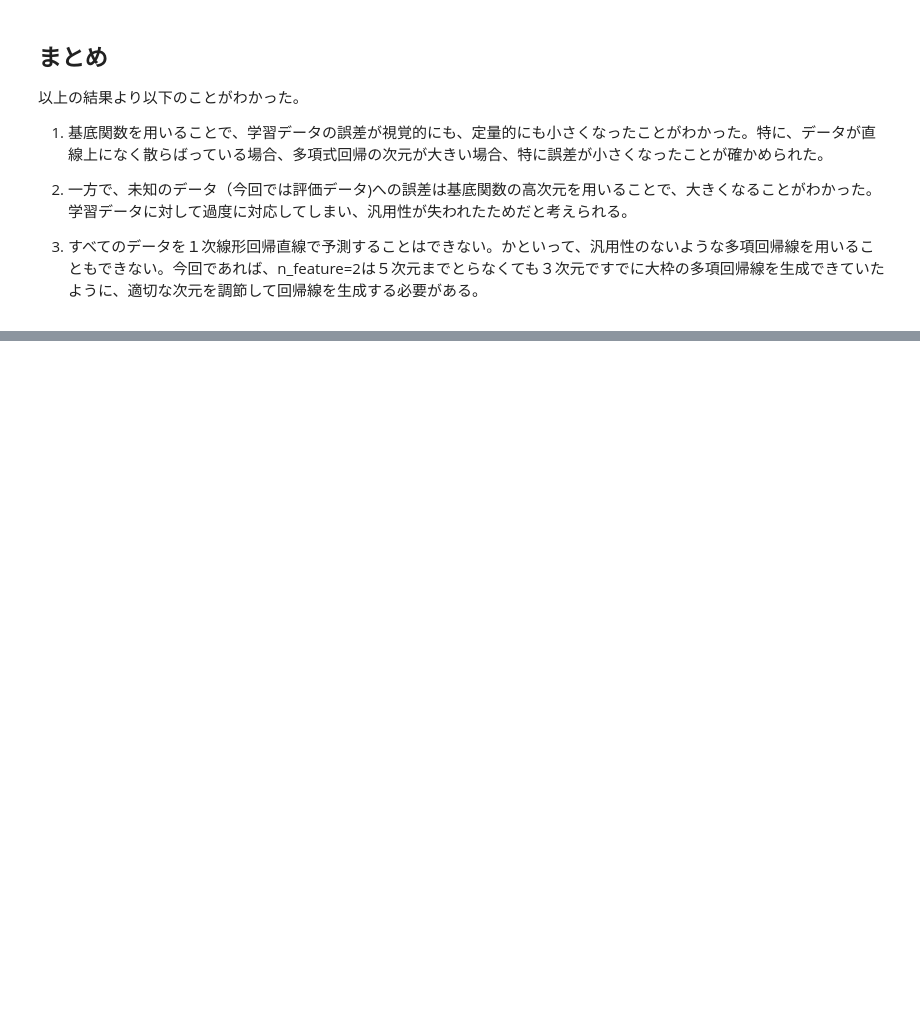
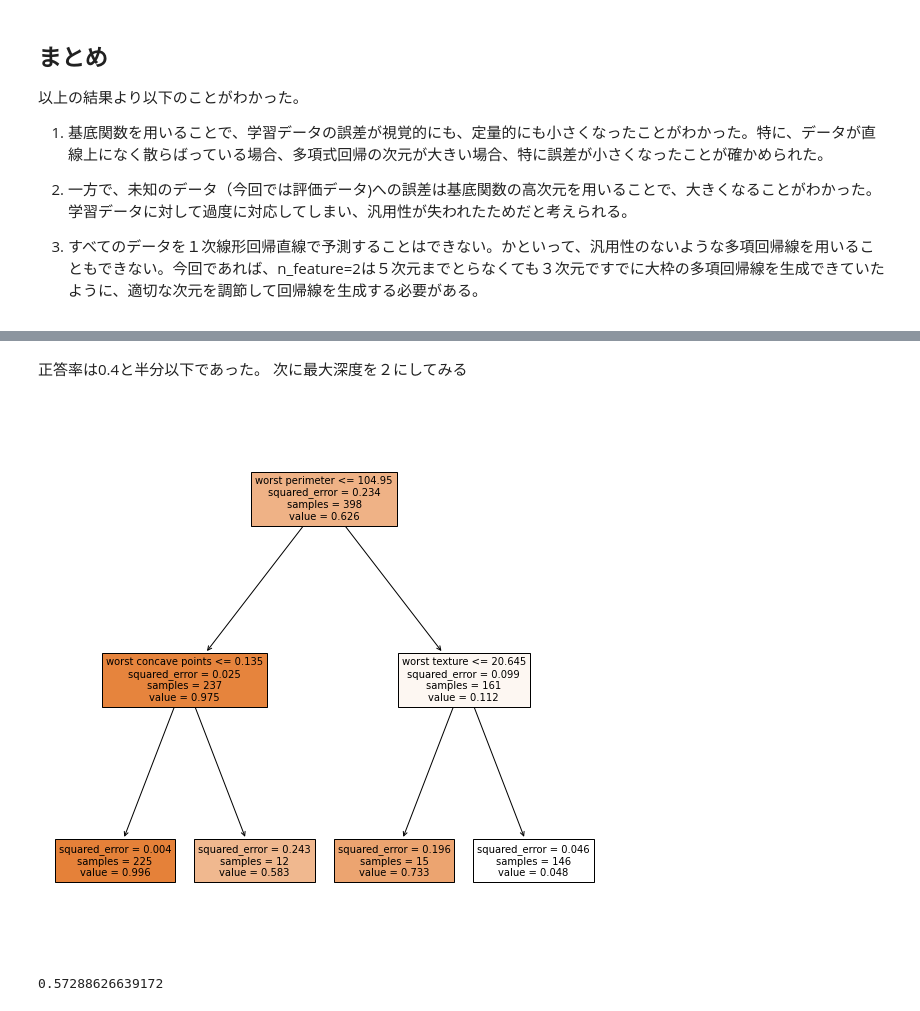
Before and after one commit to tyukei/AI, a Jupyter notebook: report1.ipynb, the cells around one changed output, grey strips where cells are left out. Saved outputs shown, nothing was run; the diff lists cells and outputs as text; code cells hidden in the pictures; blank space fills up the shorter version.

```diff
--- a/report1.ipynb
+++ b/report1.ipynb
@@ -419,0 +563,14 @@ n_feature=2だけでなく、n_feature=3も同様に、
+# %% [markdown]
+正答率は0.4と半分以下であった。
+次に最大深度を２にしてみる
+# %%
+rt = DecisionTreeRegressor(max_depth = 2) # モデル木の実装
+train_x, test_x, train_y, test_y = train_test_split(X,y,test_size=0.3,random_state=1) # 学習データと評価データに分割(hold-out法)
+rt.fit(train_x, train_y) # 学習の実装
+plt.figure(figsize=(10,10)) # 画像サイズ
+plot_tree(rt, filled=True, feature_names=breast.feature_names, fontsize=10)
+plt.show()
+rt.score(test_x,test_y)
+# %% [output]
+[figure, added]
+0.57288626639172
```
Also changed, not shown: parts of 22 cells of this notebook.
